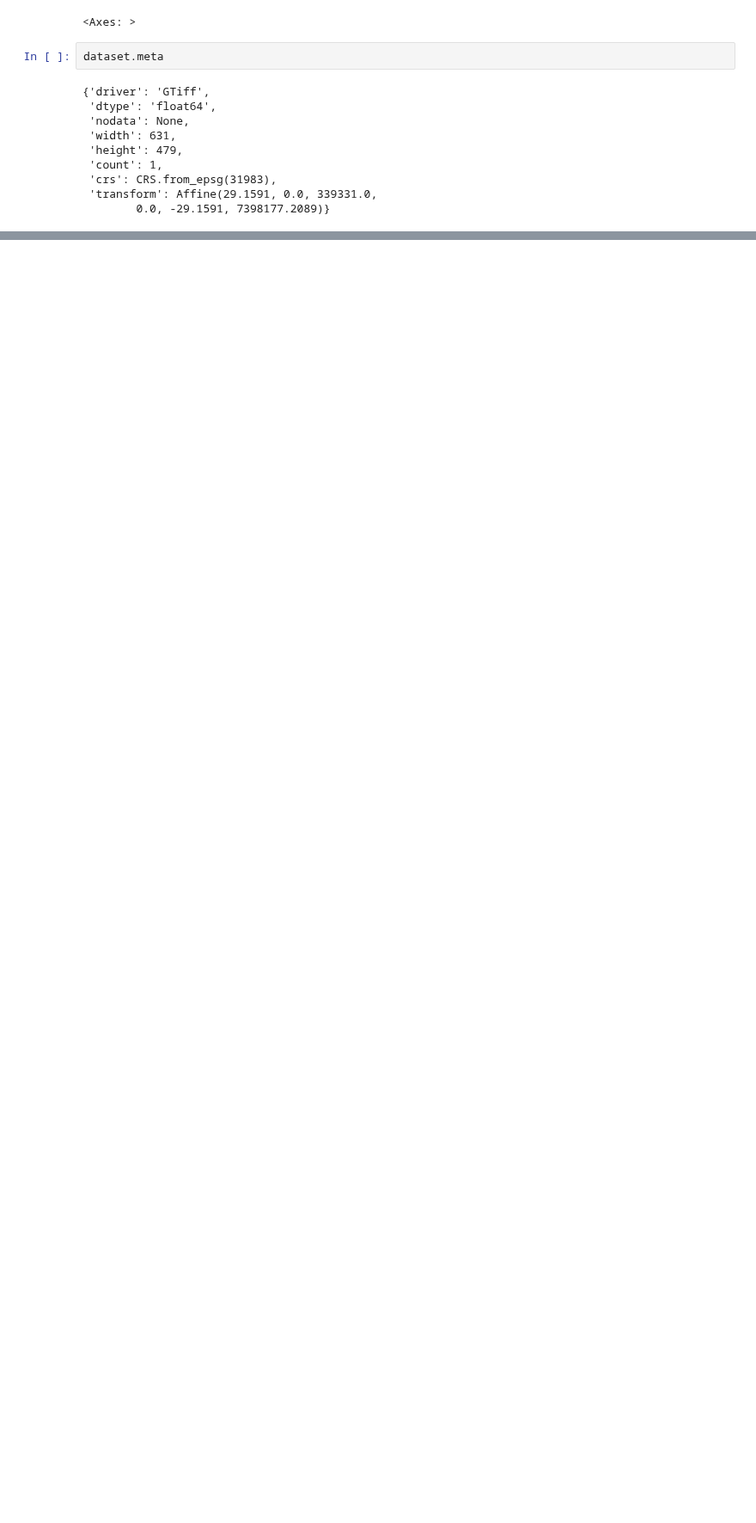
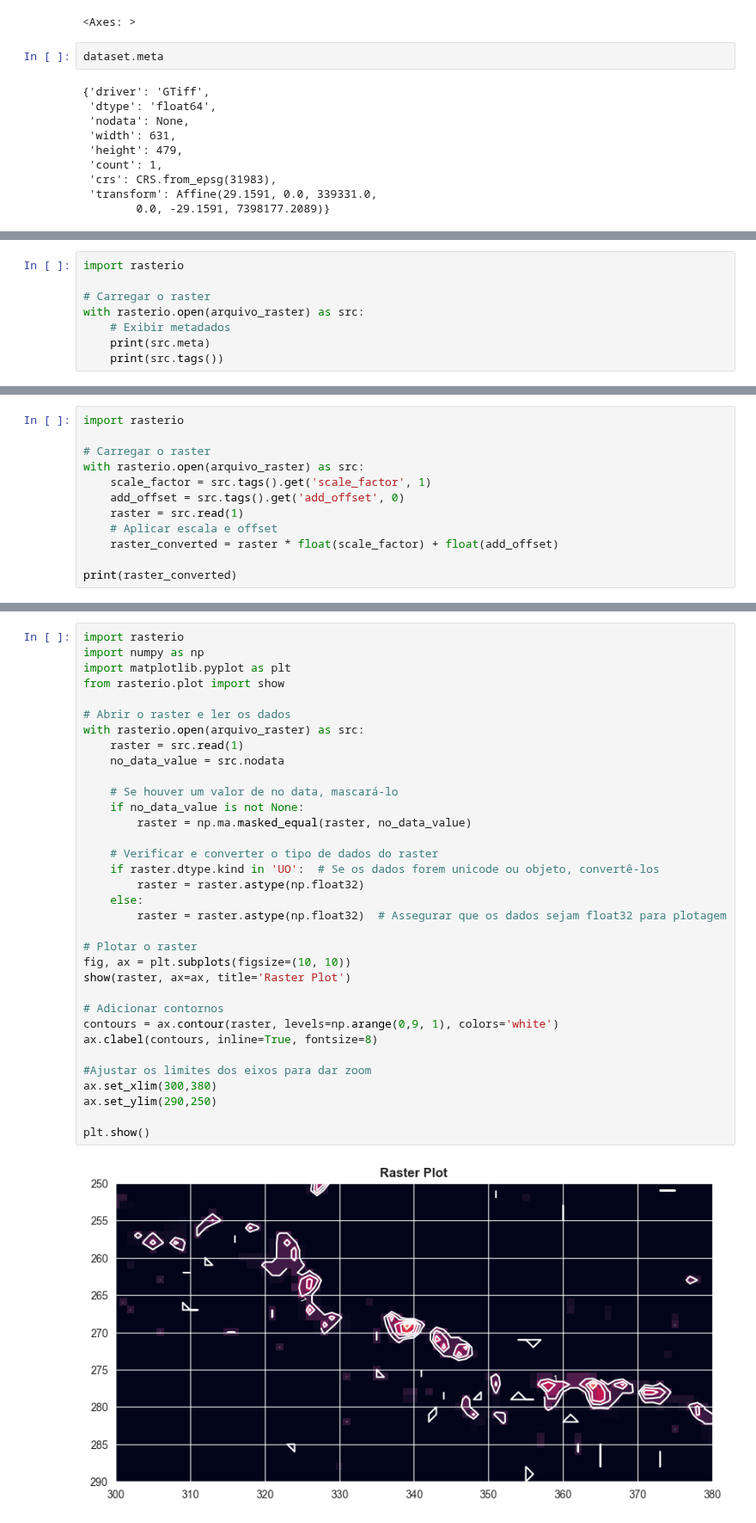
Before and after one commit to marcelof314/SP_urban_flooding, a Jupyter notebook: Raster_playgroud.ipynb, the cells around one changed output, grey strips where cells are left out. Shown at 86% size. Drawn from its saved outputs; the diff is of its cells as text; blank space fills up the shorter version.

Commit message:
Atualizações de processamento de imagens raster. Aprimoramento do método
Signed-off-by: Marcelo Fernandes <41390930+marcelof314@users.noreply.github.com>

```diff
--- a/Raster_playgroud.ipynb
+++ b/Raster_playgroud.ipynb
@@ -133,0 +198,8 @@ dataset.meta
+# %%
+import rasterio
+
+# Carregar o raster
+with rasterio.open(arquivo_raster) as src:
+    # Exibir metadados
+    print(src.meta)
+    print(src.tags())
@@ -133,0 +210,12 @@ dataset.meta
+# %%
+import rasterio
+
+# Carregar o raster
+with rasterio.open(arquivo_raster) as src:
+    scale_factor = src.tags().get('scale_factor', 1)
+    add_offset = src.tags().get('add_offset', 0)
+    raster = src.read(1)
+    # Aplicar escala e offset
+    raster_converted = raster * float(scale_factor) + float(add_offset)
+
+print(raster_converted)
@@ -133,0 +274,36 @@ dataset.meta
+# %%
+import rasterio
+import numpy as np
+import matplotlib.pyplot as plt
+from rasterio.plot import show
+
+# Abrir o raster e ler os dados
+with rasterio.open(arquivo_raster) as src:
+    raster = src.read(1)
+    no_data_value = src.nodata
+
+    # Se houver um valor de no data, mascará-lo
+    if no_data_value is not None:
+        raster = np.ma.masked_equal(raster, no_data_value)
+
+    # Verificar e converter o tipo de dados do raster
+    if raster.dtype.kind in 'UO':  # Se os dados forem unicode ou objeto, convertê-los
+        raster = raster.astype(np.float32)
+    else:
+        raster = raster.astype(np.float32)  # Assegurar que os dados sejam float32 para plotagem
+
+# Plotar o raster
+fig, ax = plt.subplots(figsize=(10, 10))
+show(raster, ax=ax, title='Raster Plot')
+
+# Adicionar contornos
+contours = ax.contour(raster, levels=np.arange(0,9, 1), colors='white')
+ax.clabel(contours, inline=True, fontsize=8)
+
+#Ajustar os limites dos eixos para dar zoom
+ax.set_xlim(300,380)
+ax.set_ylim(290,250)
+
+plt.show()
+# %% [output]
+[figure, added]
```
Also changed, not shown: parts of 8 cells of this notebook.
